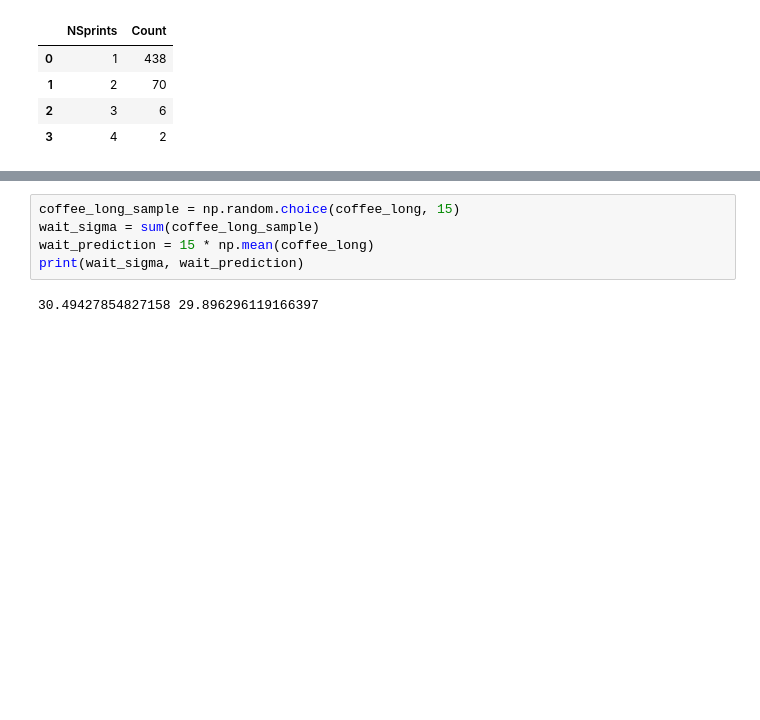
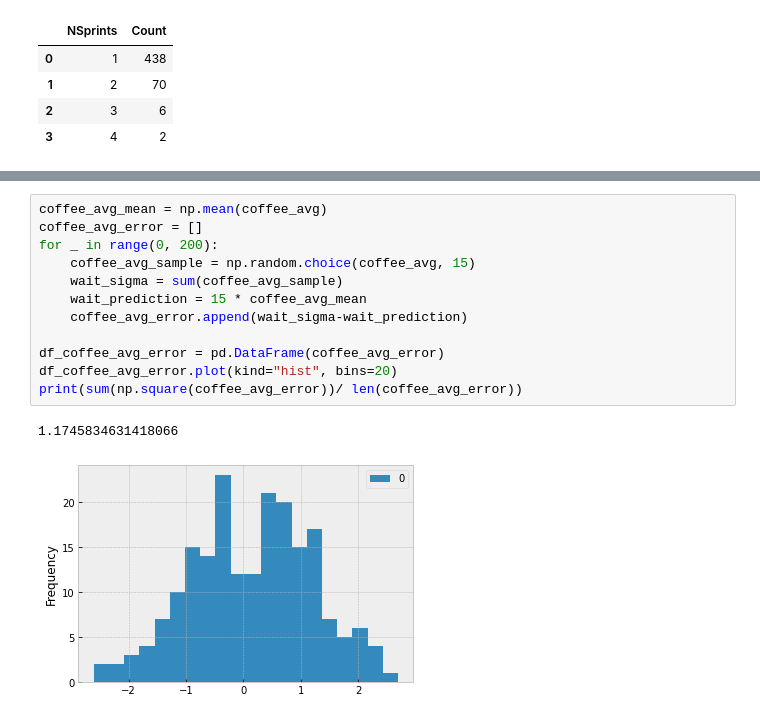
Before and after one commit to zkavtaskin/Lead-Time-Driven-Delivery-Simulation, a Jupyter notebook: Notebook/LittlePower.ipynb, the cells around one changed output, grey strips where cells are left out. Drawn from its saved outputs; the diff is of its cells as text; blank space fills up the shorter version.

```diff
--- a/Notebook/LittlePower.ipynb
+++ b/Notebook/LittlePower.ipynb
@@ -412,7 +405,15 @@ print(wait_sigma, wait_prediction)
-# %%
-coffee_long_sample = np.random.choice(coffee_long, 15)
-wait_sigma = sum(coffee_long_sample)
-wait_prediction = 15 * np.mean(coffee_long)
-print(wait_sigma, wait_prediction)
-# %% [output]
-30.49427854827158 29.896296119166397
+# %%
+coffee_avg_mean = np.mean(coffee_avg)
+coffee_avg_error = []
+for _ in range(0, 200):
+    coffee_avg_sample = np.random.choice(coffee_avg, 15)
+    wait_sigma = sum(coffee_avg_sample)
+    wait_prediction = 15 * coffee_avg_mean
+    coffee_avg_error.append(wait_sigma-wait_prediction)
+
+df_coffee_avg_error = pd.DataFrame(coffee_avg_error)
+df_coffee_avg_error.plot(kind="hist", bins=20)
+print(sum(np.square(coffee_avg_error))/ len(coffee_avg_error))
+# %% [output]
+1.1745834631418066
+[figure, added]
```
Also changed, not shown: parts of 4 cells of this notebook.
